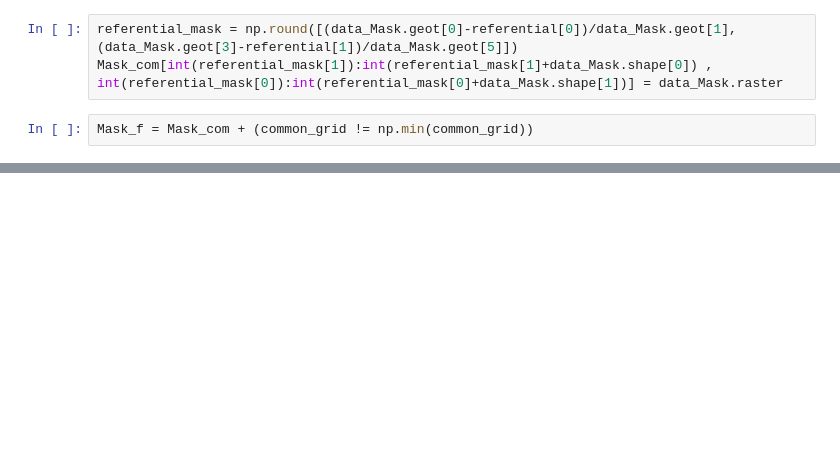
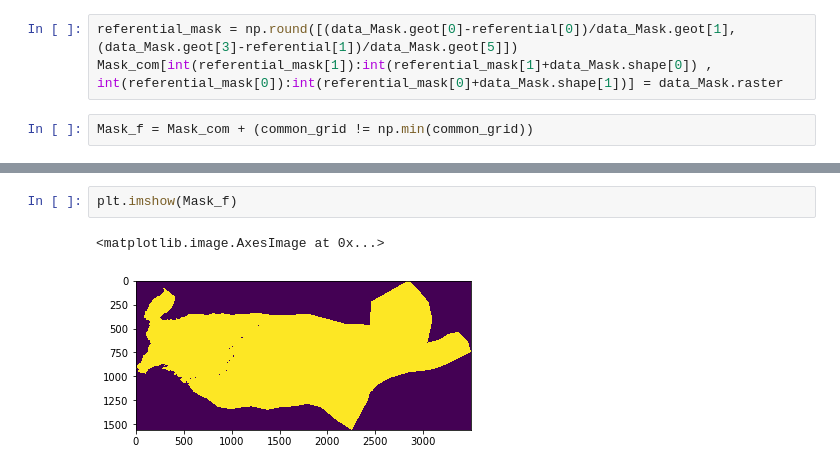
Before and after one commit to valDallalba/Tsanfleuron_geostatistical_baserock_estimation_paper, a Jupyter notebook: jupyter/01_Tsanfleuron_data.ipynb, the cells around one changed output, grey strips where cells are left out. Cells and saved outputs as stored; diff of their text form; blank space fills up the shorter version.

```diff
--- a/jupyter/01_Tsanfleuron_data.ipynb
+++ b/jupyter/01_Tsanfleuron_data.ipynb
@@ -143,0 +190,5 @@ Mask_f.shape
+# %%
+plt.imshow(Mask_f)
+# %% [output]
+<matplotlib.image.AxesImage at 0x...>
+[figure, added]
```
Also changed, not shown: parts of 24 cells of this notebook, 5 other files.
